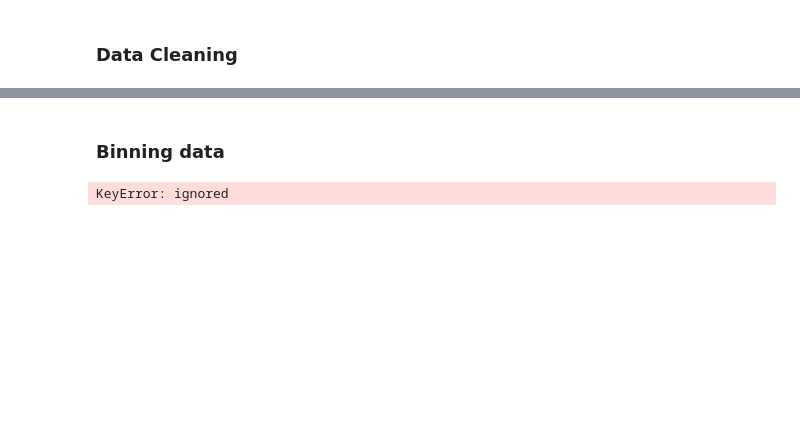
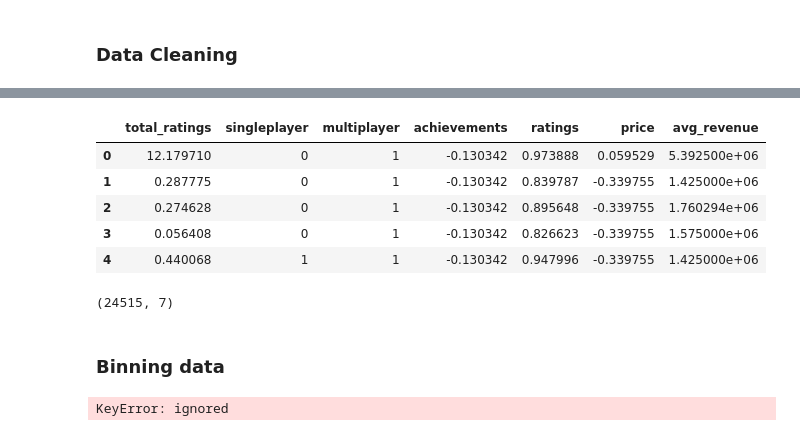
Before and after one commit to jenniferwcheng/video-game-revenue-prediction, a Jupyter notebook: model.ipynb, the cells around one changed output, grey strips where cells are left out. Saved outputs shown, nothing was run; the diff lists cells and outputs as text; code cells hidden in the pictures; blank space fills up the shorter version.

```diff
--- a/model.ipynb
+++ b/model.ipynb
@@ -161,6 +162,22 @@ df.describe()
 | 50% | -8.820866e-02 | 1.000000 | 0.000000 | -1.085059e-01 | 0.764706 | -1.246097e-01 | -1.089856e-01 | ... |
 | 75% | -7.630924e-02 | 1.000000 | 0.000000 | -6.483318e-02 | 0.897436 | -1.246097e-01 | -1.089856e-01 | ... |
 | max | 9.426527e+01 | 1.000000 | 1.000000 | 2.667650e+01 | 1.000000 | 5.862676e+01 | 8.051854e+01 | ... |
+# %%
+# dropping average_playtime and median_playtime
+to_drop = ['average_playtime', 'median_playtime']
+df.drop(to_drop, inplace=True, axis=1)
+df.head()
+# %% [output]
+|  | total_ratings | singleplayer | multiplayer | achievements | ratings | price | avg_revenue |
+| 0 | 12.179710 | 0 | 1 | -0.130342 | 0.973888 | 0.059529 | 5.392500e+06 |
+| 1 | 0.287775 | 0 | 1 | -0.130342 | 0.839787 | -0.339755 | 1.425000e+06 |
+| 2 | 0.274628 | 0 | 1 | -0.130342 | 0.895648 | -0.339755 | 1.760294e+06 |
+| 3 | 0.056408 | 0 | 1 | -0.130342 | 0.826623 | -0.339755 | 1.575000e+06 |
+| 4 | 0.440068 | 1 | 1 | -0.130342 | 0.947996 | -0.339755 | 1.425000e+06 |
+# %%
+df.shape
+# %% [output]
+(24515, 7)
 # %% [markdown]
 ### Binning data
 # %%
```
Also changed, not shown: parts of 43 cells of this notebook.
